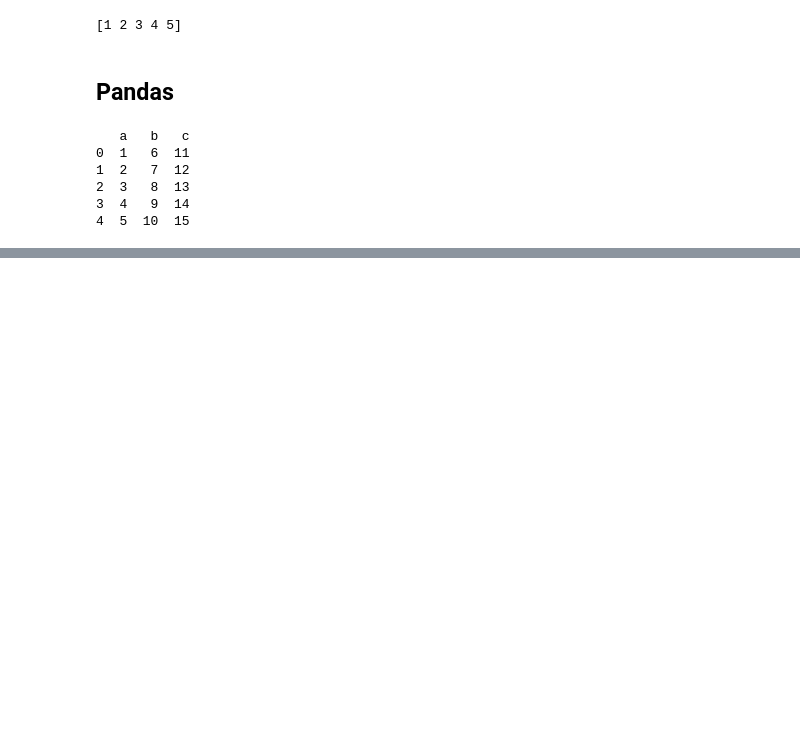
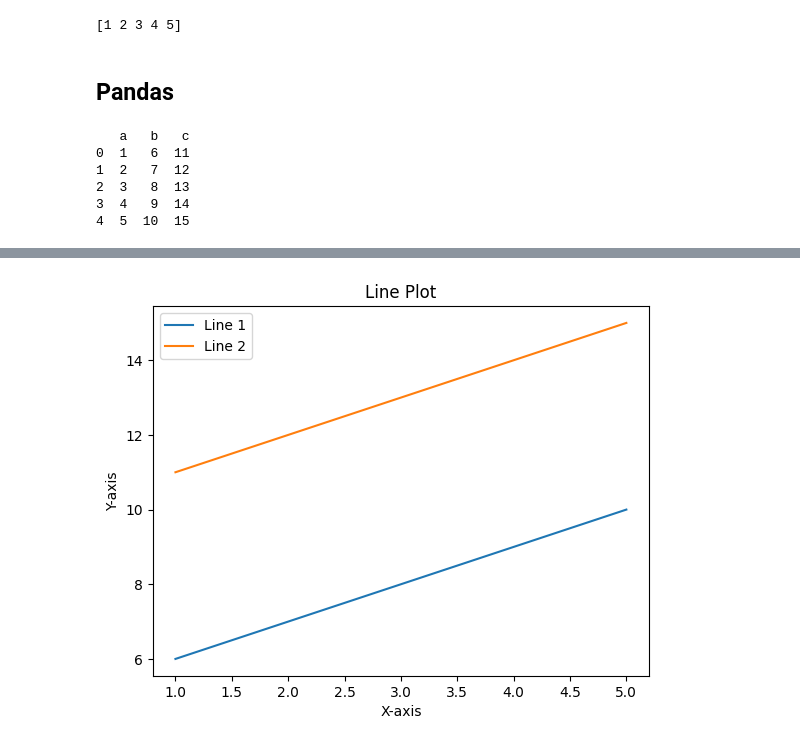
Before and after one commit to S-Shikhar/Code-Python, a Jupyter notebook: Practice/test.ipynb, the cells around one changed output, grey strips where cells are left out. Saved outputs shown, nothing was run; the diff lists cells and outputs as text; code cells hidden in the pictures; blank space fills up the shorter version.

```diff
--- a/Practice/test.ipynb
+++ b/Practice/test.ipynb
@@ -379,0 +476,21 @@ array(['Espresso', 'Latte'], dtype=object)
+# %%
+## merge tow plots
+import matplotlib.pyplot as plt
+
+x = [1, 2, 3, 4, 5]
+y = [6, 7, 8, 9, 10]
+
+plt.plot(x, y, label = "Line 1")
+
+x1 = [1, 2, 3, 4, 5]
+y1 = [11, 12, 13, 14, 15]
+
+plt.plot(x1, y1, label = "Line 2")
+
+plt.xlabel("X-axis")
+plt.ylabel("Y-axis")
+plt.title("Line Plot")
+plt.legend()
+plt.show()
+# %% [output]
+[figure, added]
```
Also changed, not shown: parts of 31 cells of this notebook, 2 other files.
